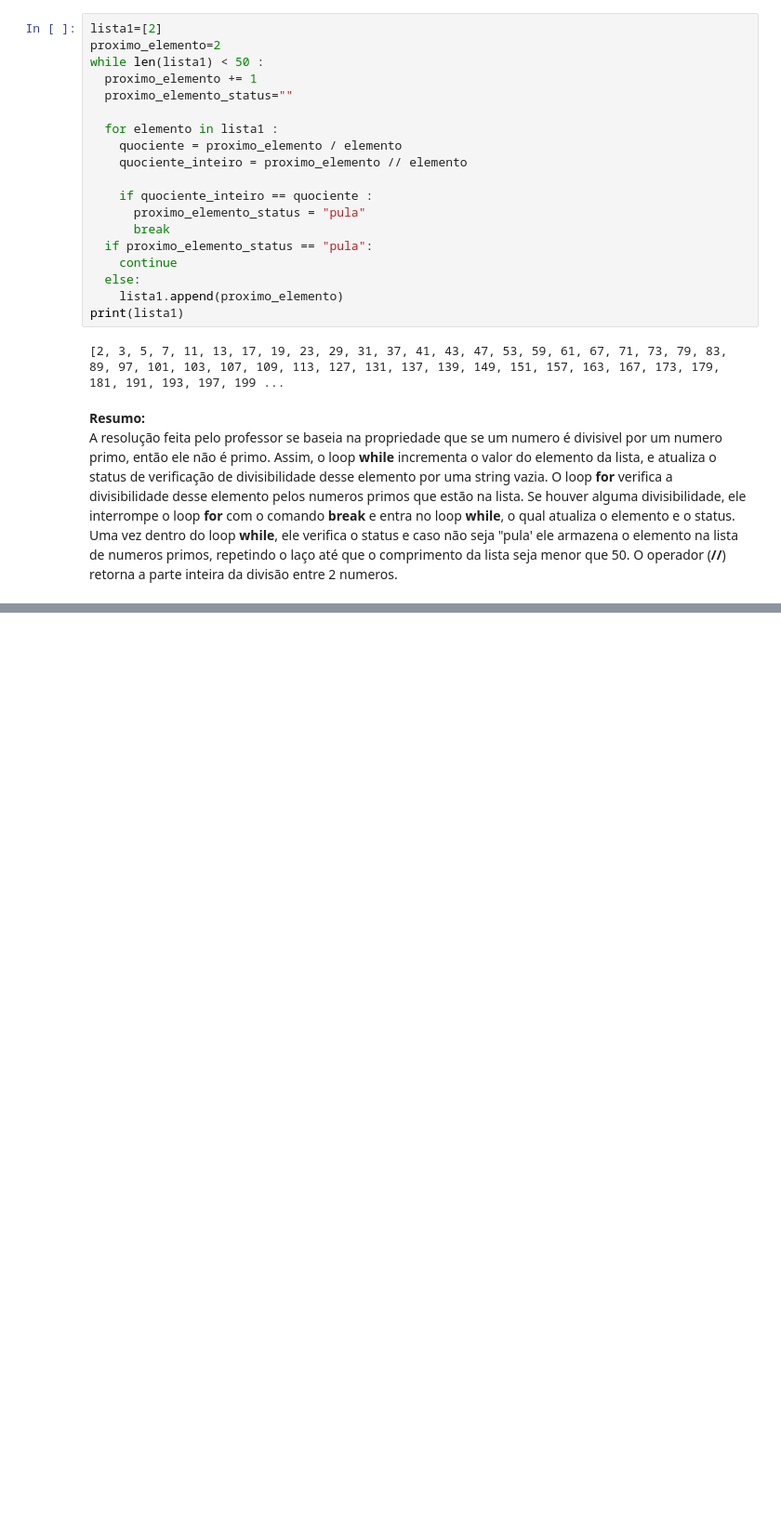
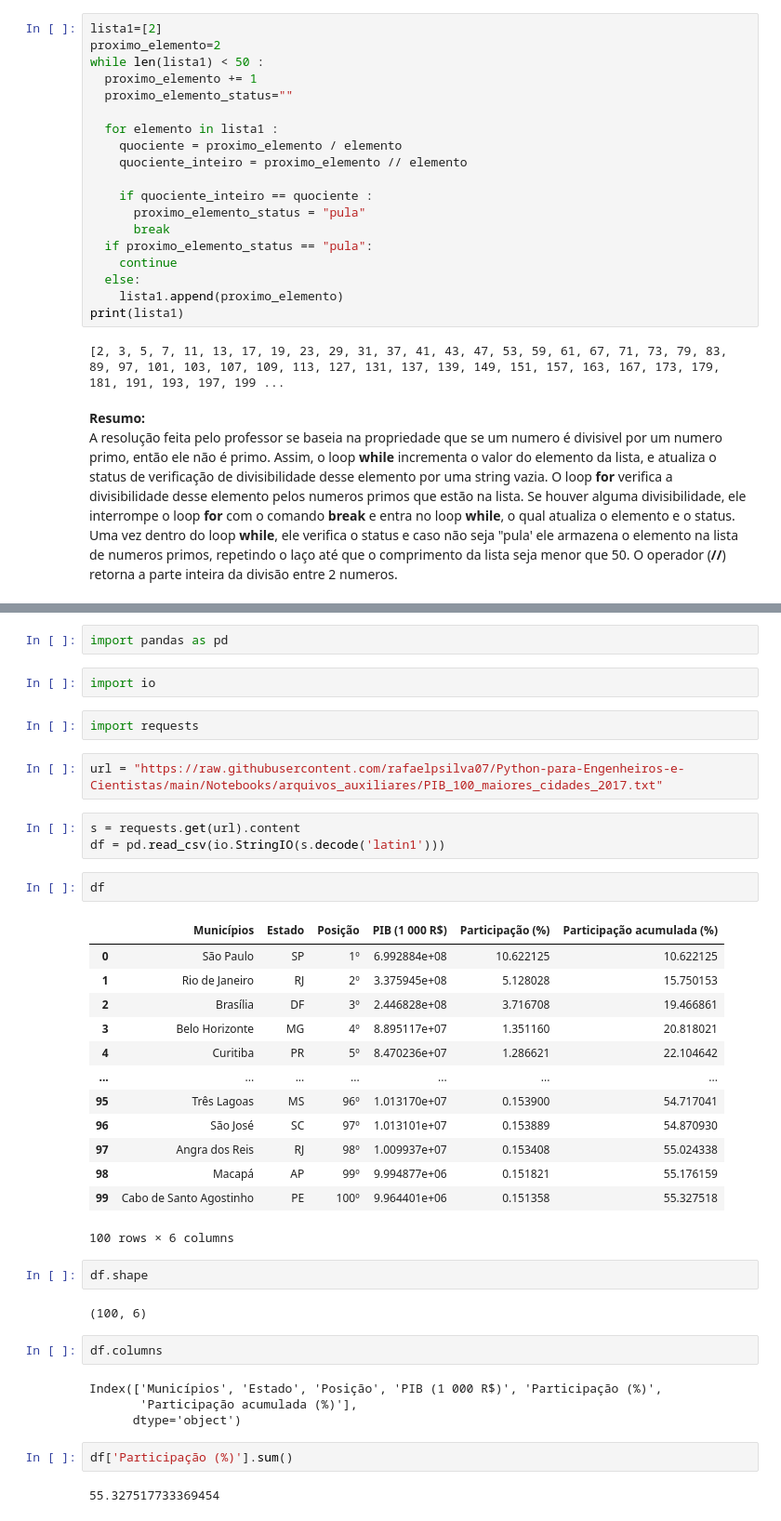
Before and after one commit to sidneybraga/Aprendendo-Python, a Jupyter notebook: pec_s1.ipynb, the cells around one changed output, grey strips where cells are left out. Shown: that part at 93% size. Saved outputs shown, nothing was run; the diff lists cells and outputs as text; blank space fills up the shorter version.

```diff
--- a/pec_s1.ipynb
+++ b/pec_s1.ipynb
@@ -133,0 +329,41 @@ A resolução feita pelo professor se baseia na propriedade que se um numero é
+# %%
+import pandas as pd
+# %%
+import io
+# %%
+import requests
+# %%
+url = "https://raw.githubusercontent.com/rafaelpsilva07/Python-para-Engenheiros-e-Cientistas/main/Notebooks/arquivos_auxiliares/PIB_100_maiores_cidades_2017.txt"
+# %%
+s = requests.get(url).content
+df = pd.read_csv(io.StringIO(s.decode('latin1')))
+# %%
+df
+# %% [output]
+|  | Municípios | Estado | Posição | PIB (1 000 R$) | Participação (%) | Participação acumulada (%) |
+| 0 | São Paulo | SP | 1º | 6.992884e+08 | 10.622125 | 10.622125 |
+| 1 | Rio de Janeiro | RJ | 2º | 3.375945e+08 | 5.128028 | 15.750153 |
+| 2 | Brasília | DF | 3º | 2.446828e+08 | 3.716708 | 19.466861 |
+| 3 | Belo Horizonte | MG | 4º | 8.895117e+07 | 1.351160 | 20.818021 |
+| 4 | Curitiba | PR | 5º | 8.470236e+07 | 1.286621 | 22.104642 |
+| ... | ... | ... | ... | ... | ... | ... |
+| 95 | Três Lagoas | MS | 96º | 1.013170e+07 | 0.153900 | 54.717041 |
+| 96 | São José | SC | 97º | 1.013101e+07 | 0.153889 | 54.870930 |
+| 97 | Angra dos Reis | RJ | 98º | 1.009937e+07 | 0.153408 | 55.024338 |
+| 98 | Macapá | AP | 99º | 9.994877e+06 | 0.151821 | 55.176159 |
+| 99 | Cabo de Santo Agostinho | PE | 100º | 9.964401e+06 | 0.151358 | 55.327518 |
+100 rows × 6 columns
+# %%
+df.shape
+# %% [output]
+(100, 6)
+# %%
+df.columns
+# %% [output]
+Index(['Municípios', 'Estado', 'Posição', 'PIB (1 000 R$)', 'Participação (%)',
+       'Participação acumulada (%)'],
+      dtype='object')
+# %%
+df['Participação (%)'].sum()
+# %% [output]
+55.327517733369454
```
Also changed, not shown: parts of 34 cells of this notebook.
